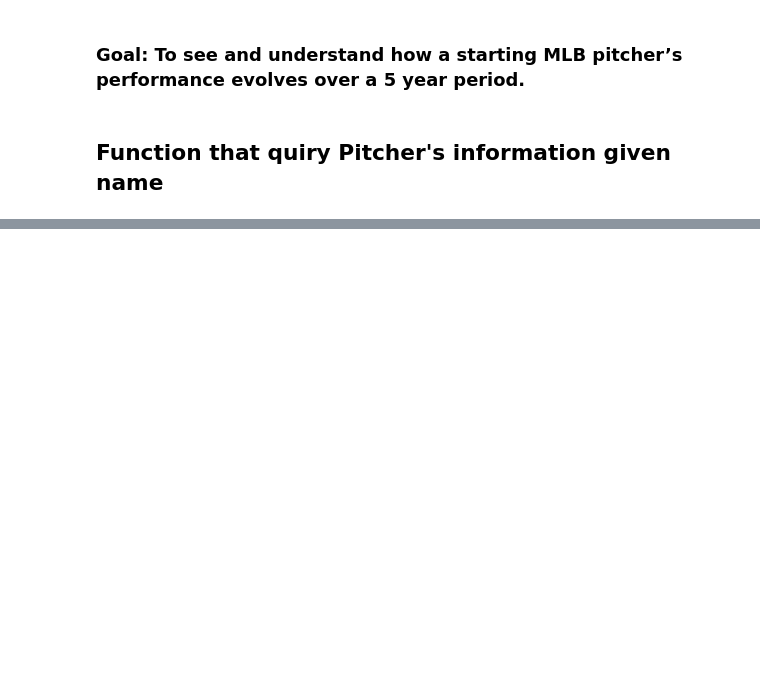
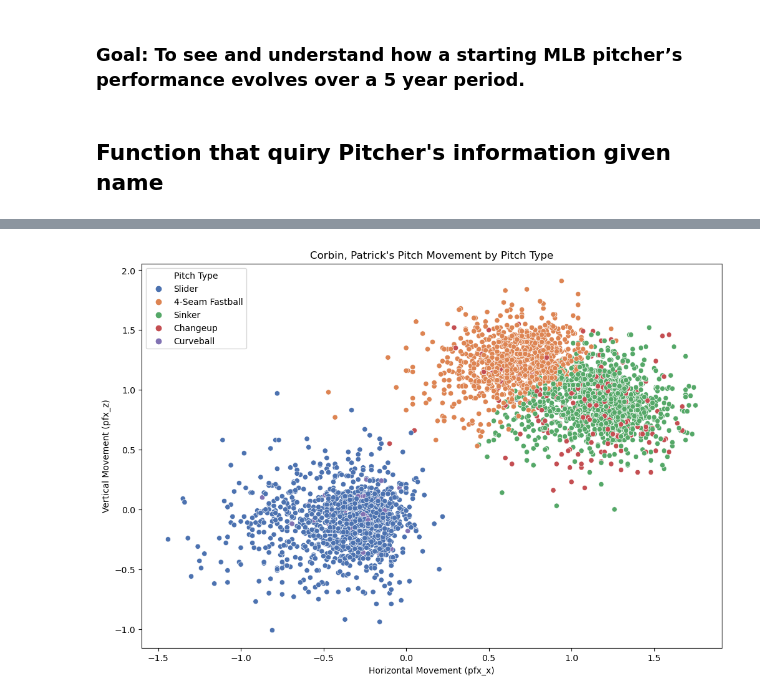
Before and after one commit to hubao666/MLB-Baseball-Data-Analysis, a Jupyter notebook: final_proj.ipynb, the cells around one changed output, grey strips where cells are left out. Cells and saved outputs as stored; diff of their text form; code cells hidden in the pictures; blank space fills up the shorter version.

Commit message:
add sccater plot function to plot 6 plots, each is a year of 5 years and whole data set of 5 year

```diff
--- a/final_proj.ipynb
+++ b/final_proj.ipynb
@@ -21,6 +21,7 @@ features_to_keep_main = [
     'release_pos_x',
     'release_pos_z',
     'player_name',
+    'pitch_name',
     'events',
     'zone',
     'balls',
@@ -94,0 +112,18 @@ plot(pat_df, 'release_extension', player_name)
+# %%
+def scatter_whole_data(df):
+    df['game_date'] = pd.to_datetime(df['game_date'])
+
+    plt.figure(figsize=(12, 8))
+
+    sns.scatterplot(x='pfx_x', y='pfx_z', hue='pitch_name', data=df, palette='deep')
+
+    plt.xlabel('Horizontal Movement (pfx_x)')
+    plt.ylabel('Vertical Movement (pfx_z)')
+    plt.title(f'{pat_df.player_name.iloc[0]}\'s Pitch Movement by Pitch Type')
+    plt.legend(title='Pitch Type')
+
+    plt.show()
+# %%
+scatter_whole_data(pat_df)
+# %% [output]
+[figure, added]
```
Also changed, not shown: parts of 11 cells of this notebook.
